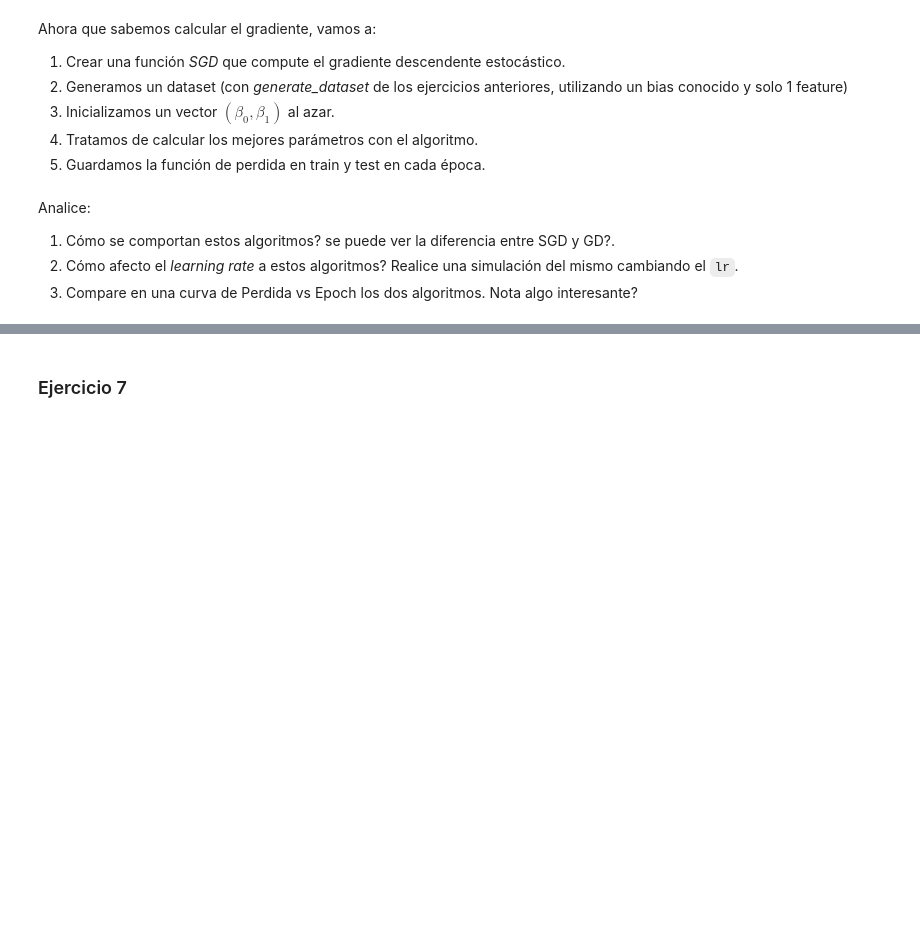
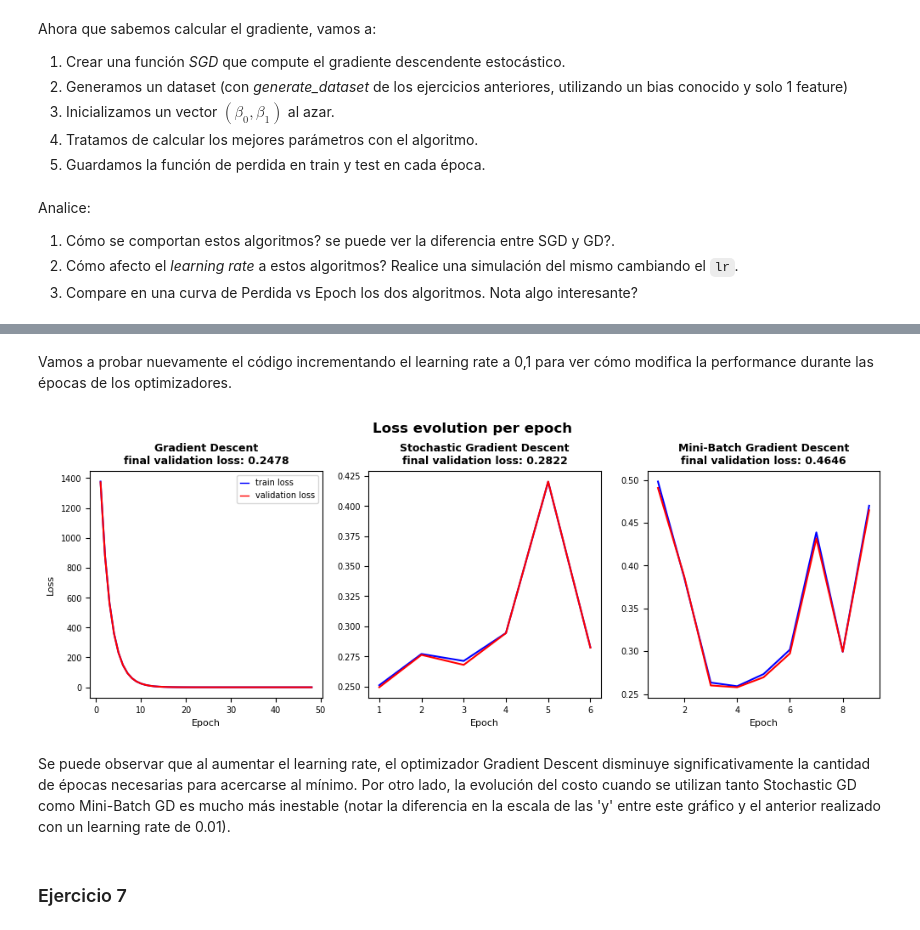
Before and after one commit to jcruz-ferreyra/CEIA_intro_ia, a Jupyter notebook: tp_integrador_resuelto/tpi_parte2_resuelto.ipynb, the cells around one changed output, grey strips where cells are left out. Cells and saved outputs as stored; diff of their text form; code cells hidden in the pictures; blank space fills up the shorter version.

```diff
--- a/tp_integrador_resuelto/tpi_parte2_resuelto.ipynb
+++ b/tp_integrador_resuelto/tpi_parte2_resuelto.ipynb
@@ -580,7 +581,7 @@ $$
 
 Esto se puede implementar en Python de la siguiente manera:
 # %%
-def gradient(X: np.ndarray, y: np.ndarray, theta: np.ndarray) -> np.ndarray:
+def calculate_gradient(X: np.ndarray, y: np.ndarray, theta: np.ndarray) -> np.ndarray:
     """
     Esta función calcula el gradiente de la función de coste del error cuadrático medio (MSE)
     para una regresión lineal simple. La función toma como entrada la matriz de características X,
@@ -650,3 +824,68 @@ Analice:
+# %% [markdown]
+Vamos a probar nuevamente el código incrementando el learning rate a 0,1 para ver cómo modifica la performance durante las épocas de los optimizadores.
+# %%
+data = generate_dataset(
+    n_samples=100_000,
+    n_features=1,
+    n_informative=1,
+    n_targets=1,
+    noise=0.5,
+    bias=4,
+    output="dataframe"
+)
+
+X, y = data.drop(columns="target").values, data["target"].values
+
+# Run Gradient Descent algorithm.
+dict_results["gd"]["theta"], dict_results["gd"]["loss"] = GD(
+    X, y, lr=.1, epochs=10_000, patience=5
+)
+# Run Stochastic Gradient Descent algorithm.
+dict_results["sgd"]["theta"], dict_results["sgd"]["loss"] = GD(
+    X, y, lr=.1, stochastic=True, batch_size=1, epochs=10_000, patience=5
+)
+# Run Mini-Batch Gradient Descent algorithm.
+dict_results["mb"]["theta"], dict_results["mb"]["loss"] = GD(
+    X, y, lr=.1, stochastic=True, batch_size=128, epochs=10_000, patience=5
+)
+
+plt.figure(figsize=(12, 3.725))
+plt.subplots_adjust(top=0.825)
+
+for n, (k, v) in enumerate(dict_results.items()):
+    i = n + 1
+    plt.subplot(1, 3, i)
+
+    df_loss = pd.DataFrame(
+        [[i + 1] + loss for i, loss in enumerate(v["loss"])],
+        columns=["epoch", "train_loss", "val_loss"],
+    )
+
+    plt.plot(df_loss["epoch"], df_loss["train_loss"], c="blue")
+    plt.plot(df_loss["epoch"], df_loss["val_loss"], c="red")
+
+    plt.xticks(fontsize=7)
+    plt.yticks(fontsize=7)
+
+    plt.xlabel("Epoch", fontsize=8)
+    if i ==1:
+        plt.ylabel("Loss", rotation=90, labelpad=5, fontsize=8)  # Adjust labelpad as needed
+
+        legend_handles = []
+        legend_handles.append(plt.Line2D([0], [0], color='blue', linewidth=1))
+        legend_handles.append(plt.Line2D([0], [0], color='red', linewidth=1))
+
+        labels = ['train loss', 'validation loss']
+        plt.legend(legend_handles, labels, loc='upper right', handlelength=1, fontsize=7)
+
+    plt.title(f"{v['name']}\nfinal validation loss: {round(v['loss'][-1][1], 4)}", fontsize=9, fontweight="bold")
+
+plt.suptitle("Loss evolution per epoch", fontsize=12, fontweight="bold")
+plt.show()
+# %% [output]
+[figure, added]
+# %% [markdown]
+Se puede observar que al aumentar el learning rate, el optimizador Gradient Descent disminuye significativamente la cantidad de épocas necesarias para acercarse al mínimo. Por otro lado, la evolución del costo cuando se utilizan tanto Stochastic GD como Mini-Batch GD es mucho más inestable (notar la diferencia en la escala de las 'y' entre este gráfico y el anterior realizado con un learning rate de 0.01).
 # %% [markdown]
 ### Ejercicio 7
 # %% [markdown]
```
Also changed, not shown: parts of 6 cells of this notebook.
